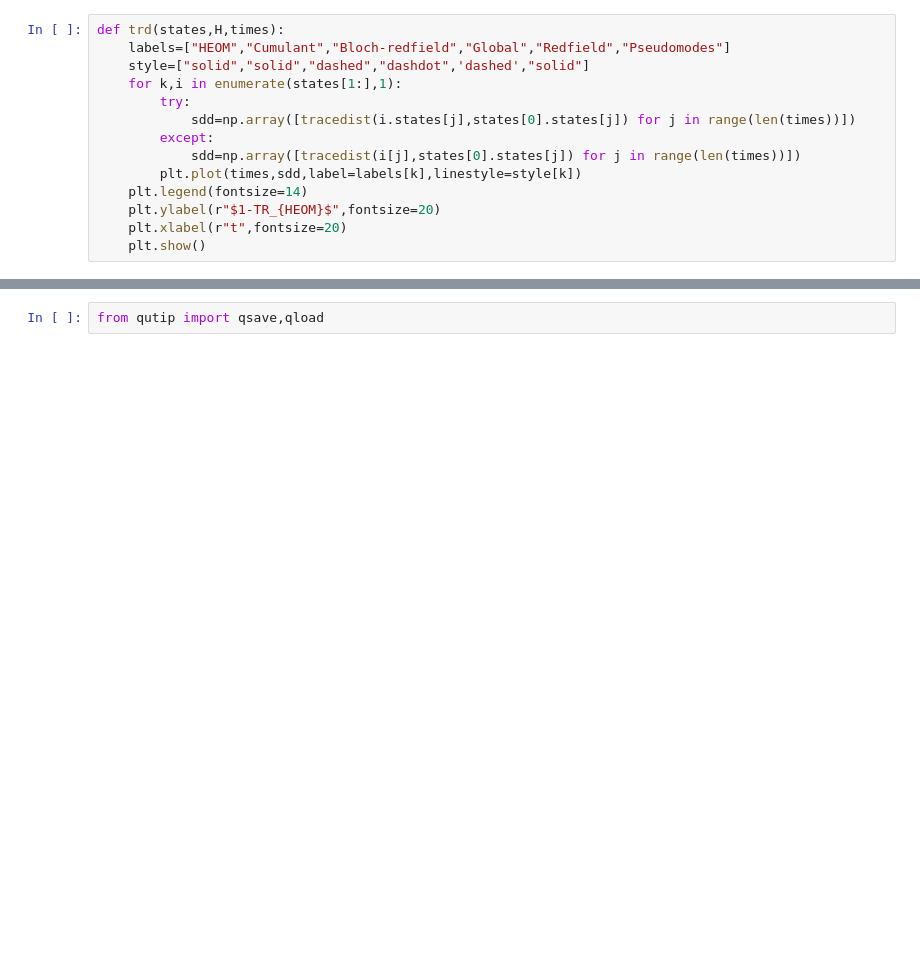
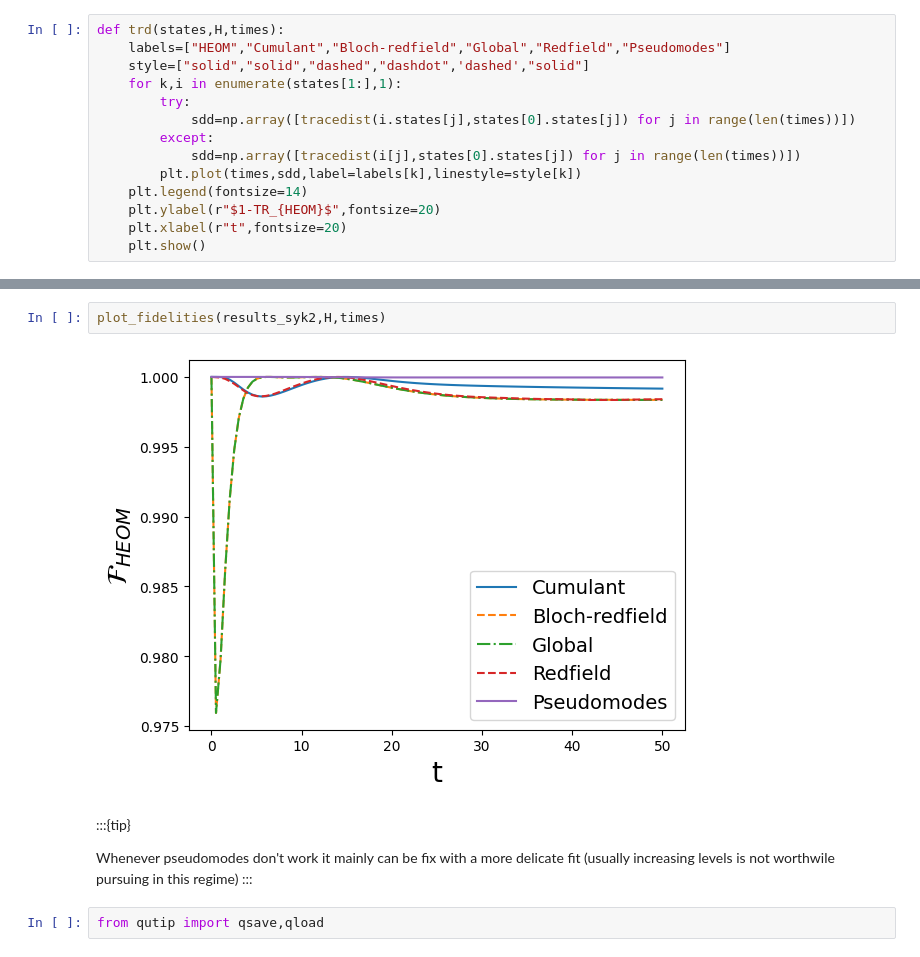
Before and after one commit to gsuarezr/DSE, a Jupyter notebook: report/br_failure_forpdf.ipynb, the cells around one changed output, grey strips where cells are left out. Cells and saved outputs as stored; diff of their text form; blank space fills up the shorter version.

```diff
--- a/report/br_failure_forpdf.ipynb
+++ b/report/br_failure_forpdf.ipynb
@@ -349,3 +375,12 @@ results=[result,result_cum,resultBR,result_lindblad_global2,result_red,ans]
+# %%
+plot_fidelities(results_syk2,H,times)
+# %% [output]
+[figure, added]
+# %% [markdown]
+:::{tip}
+
+Whenever pseudomodes don't work it mainly can be fix with a more delicate fit (usually increasing levels is not worthwile pursuing in this regime)
+:::
 # %%
 from qutip import qsave,qload
 # %%
```
Also changed, not shown: parts of 52 cells of this notebook, 6 other files.
